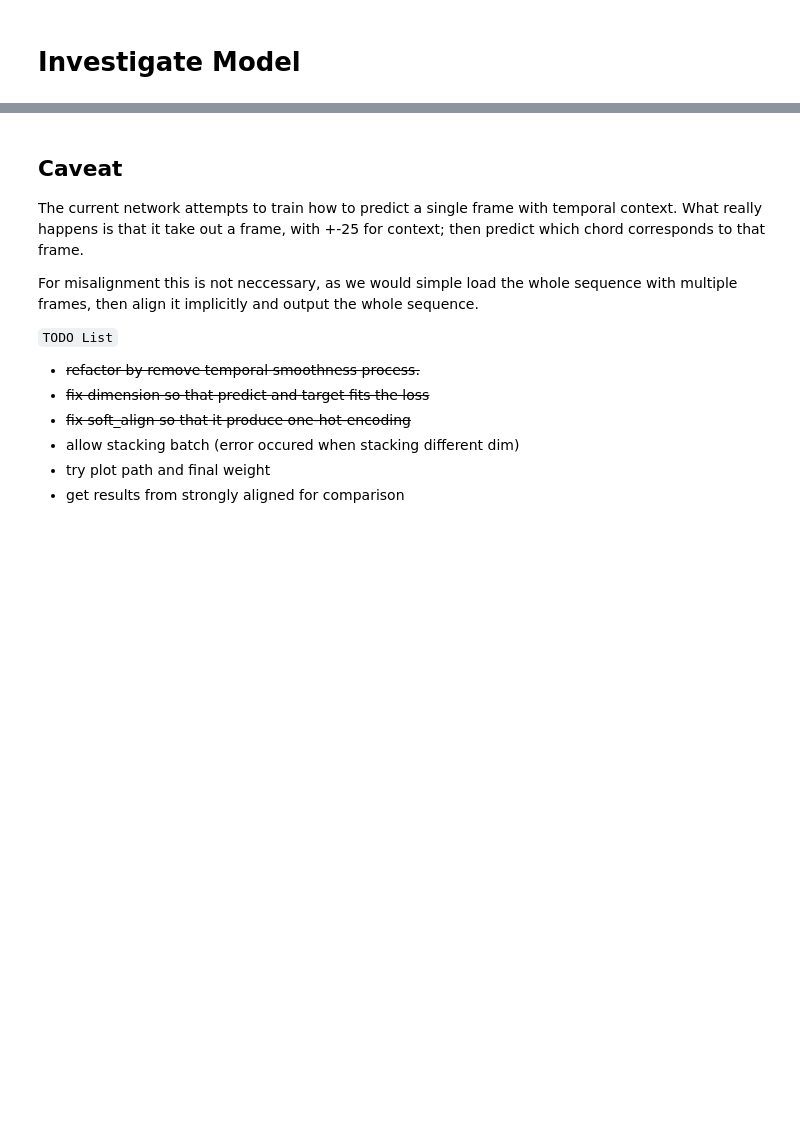
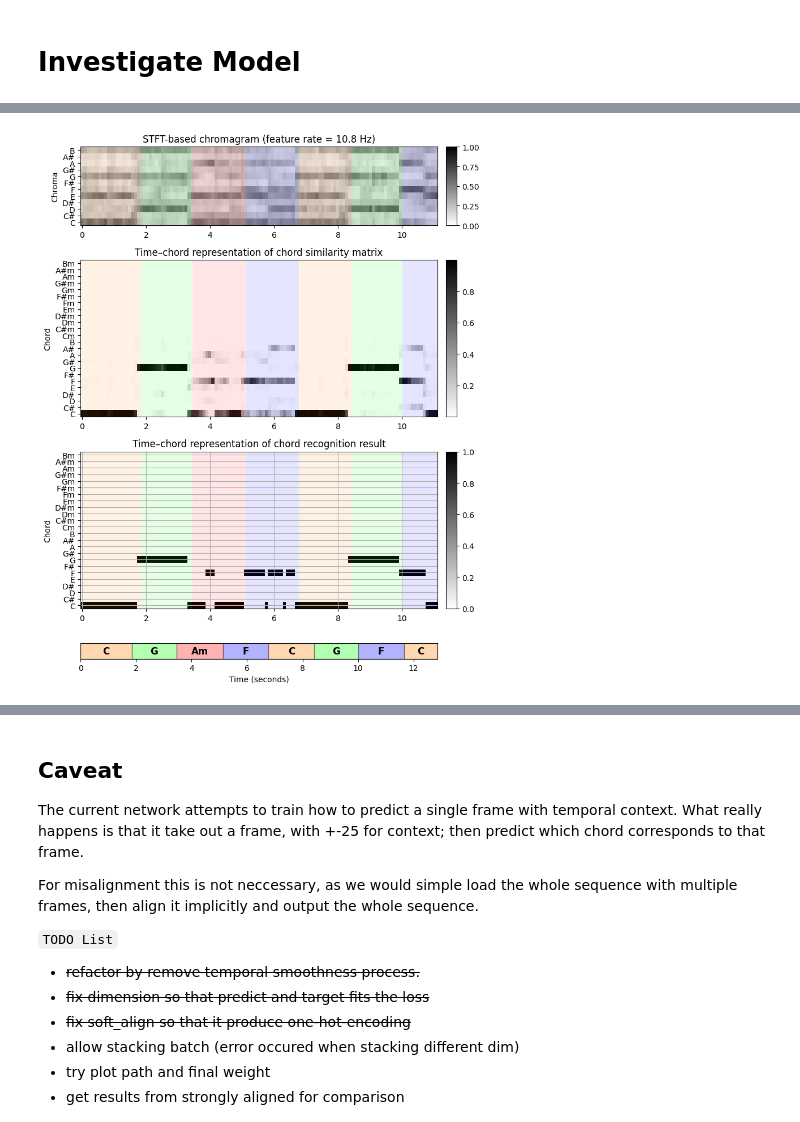
Before and after one commit to Kiro-V/mir-sdtw, a Jupyter notebook: src/main.ipynb, the cells around one changed output, grey strips where cells are left out. Cells and saved outputs as stored; diff of their text form; code cells hidden in the pictures; blank space fills up the shorter version.

Commit message:
checkpoint 3
test and evalutation

```diff
--- a/src/main.ipynb
+++ b/src/main.ipynb
@@ -565,0 +581,15 @@ plt.tight_layout()
+# %%
+test_set_indices = [0]
+test_set_params = {'segment_length': 40, 'soft_length': 8}
+
+test_set = create_dataset(data_dict=X_dict_STFT,
+                            ann_dict=ann_dict_STFT,
+                            song_dict=song_dict,
+                            song_indices=test_set_indices,
+                            dataset_params=test_set_params,
+                            dataset_description='test',
+                            mode='full')
+
+test_set_loader_params = {'batch_size': 1, 'shuffle': False, 'num_workers': 0, 'collate_fn': colldate_fn}
+test_set_loader = torch.utils.data.DataLoader(test_set, **test_set_loader_params)
+print(f'Test data loader contains {len(test_set_loader)} mini batches.')
@@ -565,0 +630,44 @@ plt.tight_layout()
+# %%
+X_torch_pipeline = torch.unsqueeze(torch.unsqueeze(torch.tensor(X_dict_STFT[0].T, dtype=torch.float32), 1), 1)
+
+chord_max_index_torch_pipeline = np.argmax(chord_sim_torch_pipeline, axis=-1)
+chord_max_torch_pipeline = torch.zeros(chord_sim_torch_pipeline.shape, dtype=torch.int32)
+
+for n in range(chord_sim_torch_pipeline.shape[0]):
+    chord_max_torch_pipeline[n, chord_max_index_torch_pipeline[n]] = 1
+
+
+chord_labels = libfmp.c5.get_chord_labels(nonchord=nonchord)
+
+# Plot
+cmap = libfmp.b.compressed_gray_cmap(alpha=1, reverse=False)
+fig, ax = plt.subplots(4, 2, gridspec_kw={'width_ratios': [1, 0.03],
+                                          'height_ratios': [1.5, 3, 3, 0.3]}, figsize=(8, 10))
+libfmp.b.plot_chromagram(X_test_all.T, ax=[ax[0,0], ax[0,1]], Fs=Fs_X, clim=[0, 1], xlabel='',
+                         title='STFT-based chromagram (feature rate = %0.1f Hz)' % (Fs_X))
+libfmp.b.plot_segments_overlay(ann, ax=ax[0,0], time_max=x_dur,
+                               print_labels=False, colors=color_ann, alpha=0.1)
+
+libfmp.b.plot_matrix(chord_sim_torch_pipeline[:X_STFT.shape[1]].T, ax=[ax[1, 0], ax[1, 1]], Fs=Fs_X,
+                     title='Time–chord representation of chord similarity matrix',
+                     ylabel='Chord', xlabel='')
+ax[1, 0].set_yticks(np.arange( len(chord_labels) ))
+ax[1, 0].set_yticklabels(chord_labels)
+libfmp.b.plot_segments_overlay(ann, ax=ax[1, 0], time_max=x_dur,
+                               print_labels=False, colors=color_ann, alpha=0.1)
+
+libfmp.b.plot_matrix(chord_max_torch_pipeline[:X_STFT.shape[1]].T, ax=[ax[2, 0], ax[2, 1]], Fs=Fs_X,
+                     title='Time–chord representation of chord recognition result',
+                     ylabel='Chord', xlabel='')
+ax[2, 0].set_yticks(np.arange( len(chord_labels) ))
+ax[2, 0].set_yticklabels(chord_labels)
+ax[2, 0].grid()
+libfmp.b.plot_segments_overlay(ann, ax=ax[2, 0], time_max=x_dur,
+                               print_labels=False, colors=color_ann, alpha=0.1)
+
+libfmp.b.plot_segments(ann, ax=ax[3, 0], time_max=x_dur, time_label='Time (seconds)',
+                       colors=color_ann,  alpha=0.3)
+ax[3, 1].axis('off')
+plt.tight_layout()
+# %% [output]
+[figure, added]
```
Also changed, not shown: parts of 13 cells of this notebook.
